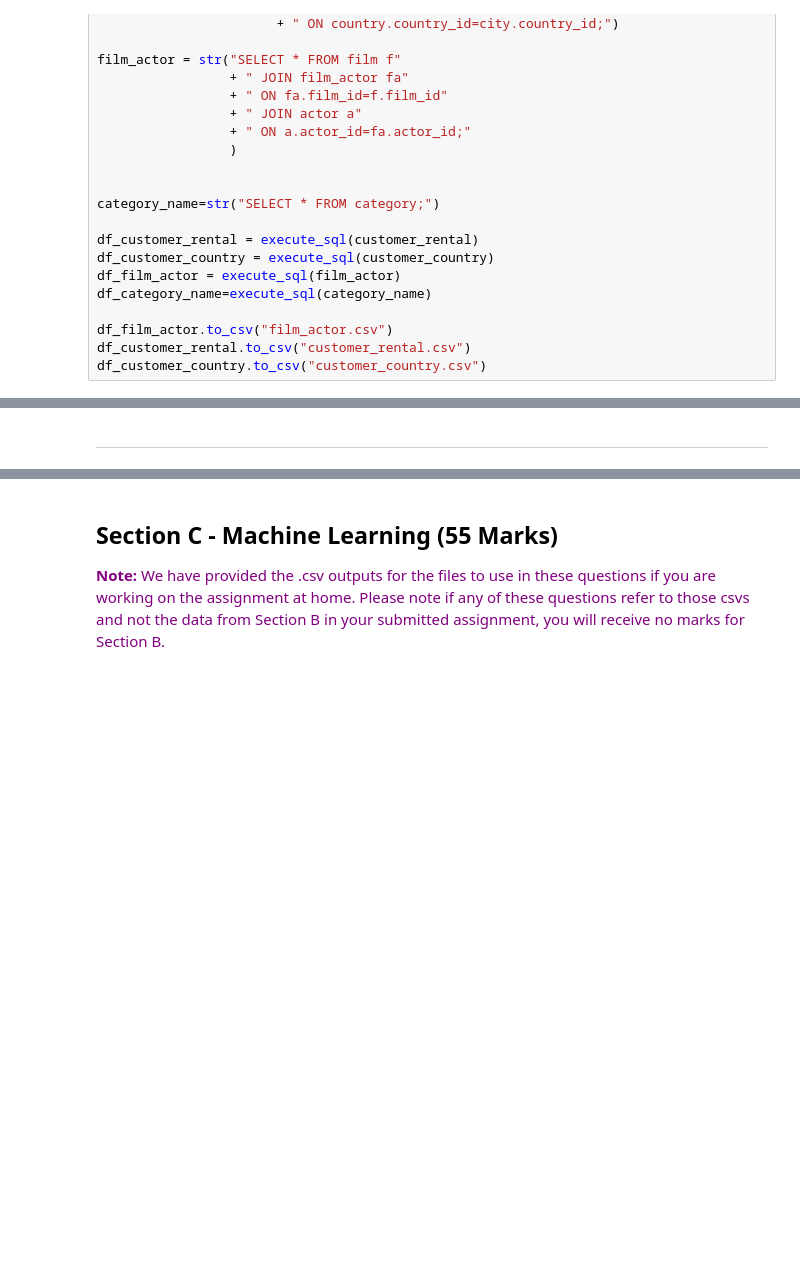
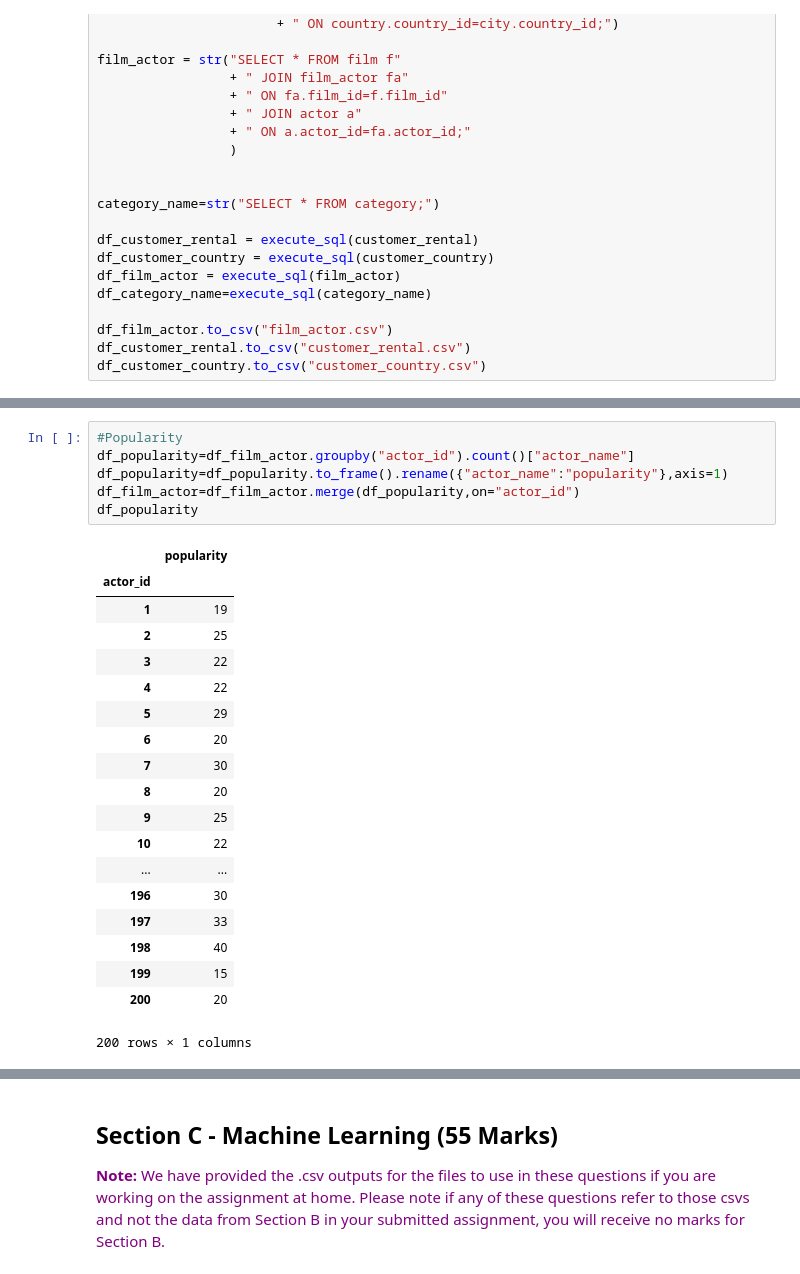
Before and after one commit to DannyFirmin/ML-KMeans-KNN-DecisionTrees, a Jupyter notebook: Assignment-2.ipynb, the cells around one changed output, grey strips where cells are left out. Drawn from its saved outputs; the diff is of its cells as text; blank space fills up the shorter version.

```diff
--- a/Assignment-2.ipynb
+++ b/Assignment-2.ipynb
@@ -293,3 +332,27 @@ df_customer_rental_country
-# %% [markdown]
-***
+# %%
+#Popularity
+df_popularity=df_film_actor.groupby("actor_id").count()["actor_name"]
+df_popularity=df_popularity.to_frame().rename({"actor_name":"popularity"},axis=1)
+df_film_actor=df_film_actor.merge(df_popularity,on="actor_id")
+df_popularity
+# %% [output]
+|  | popularity |
+| actor_id |  |
+| 1 | 19 |
+| 2 | 25 |
+| 3 | 22 |
+| 4 | 22 |
+| 5 | 29 |
+| 6 | 20 |
+| 7 | 30 |
+| 8 | 20 |
+| 9 | 25 |
+| 10 | 22 |
+| ... | ... |
+| 196 | 30 |
+| 197 | 33 |
+| 198 | 40 |
+| 199 | 15 |
+| 200 | 20 |
+200 rows × 1 columns
 # %%
```
Also changed, not shown: parts of 6 cells of this notebook, 1 other file.
